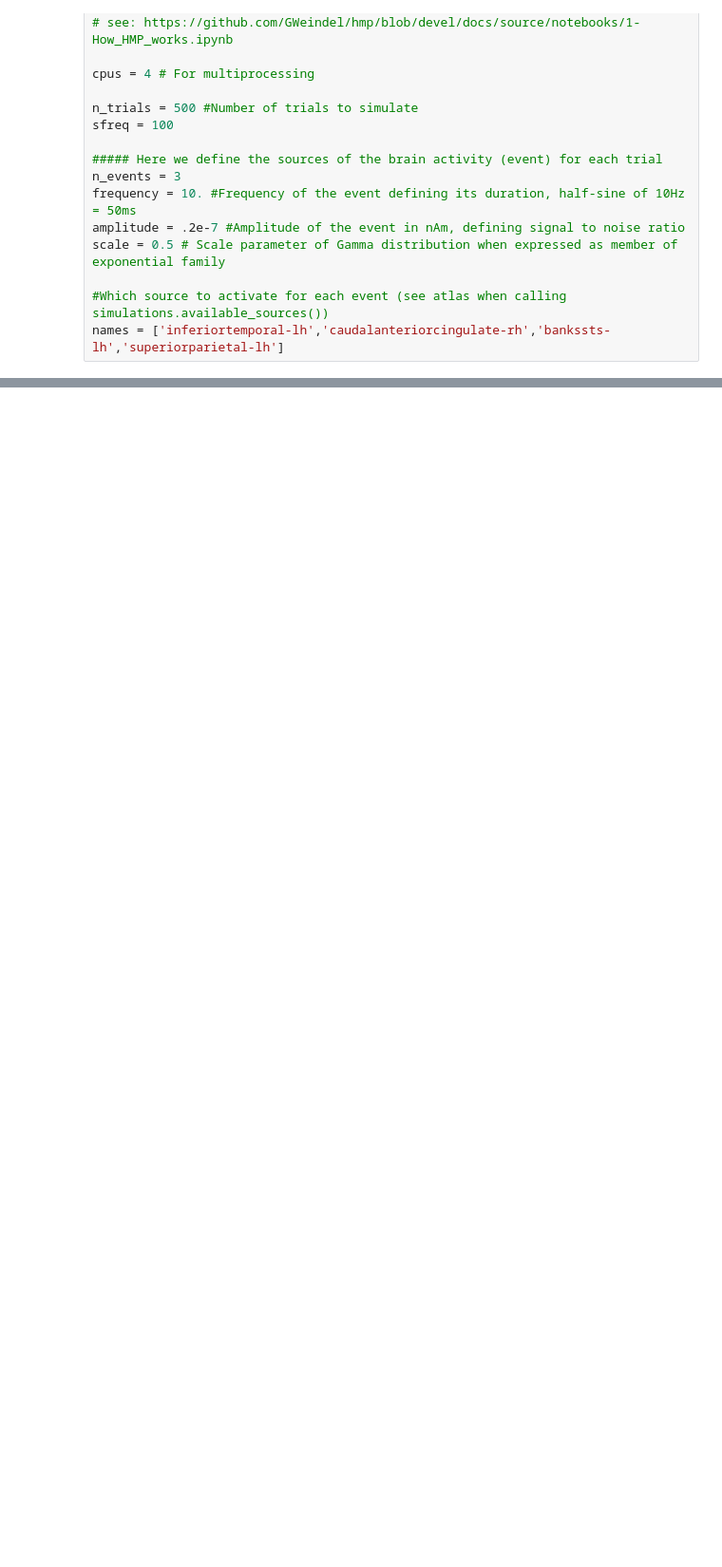
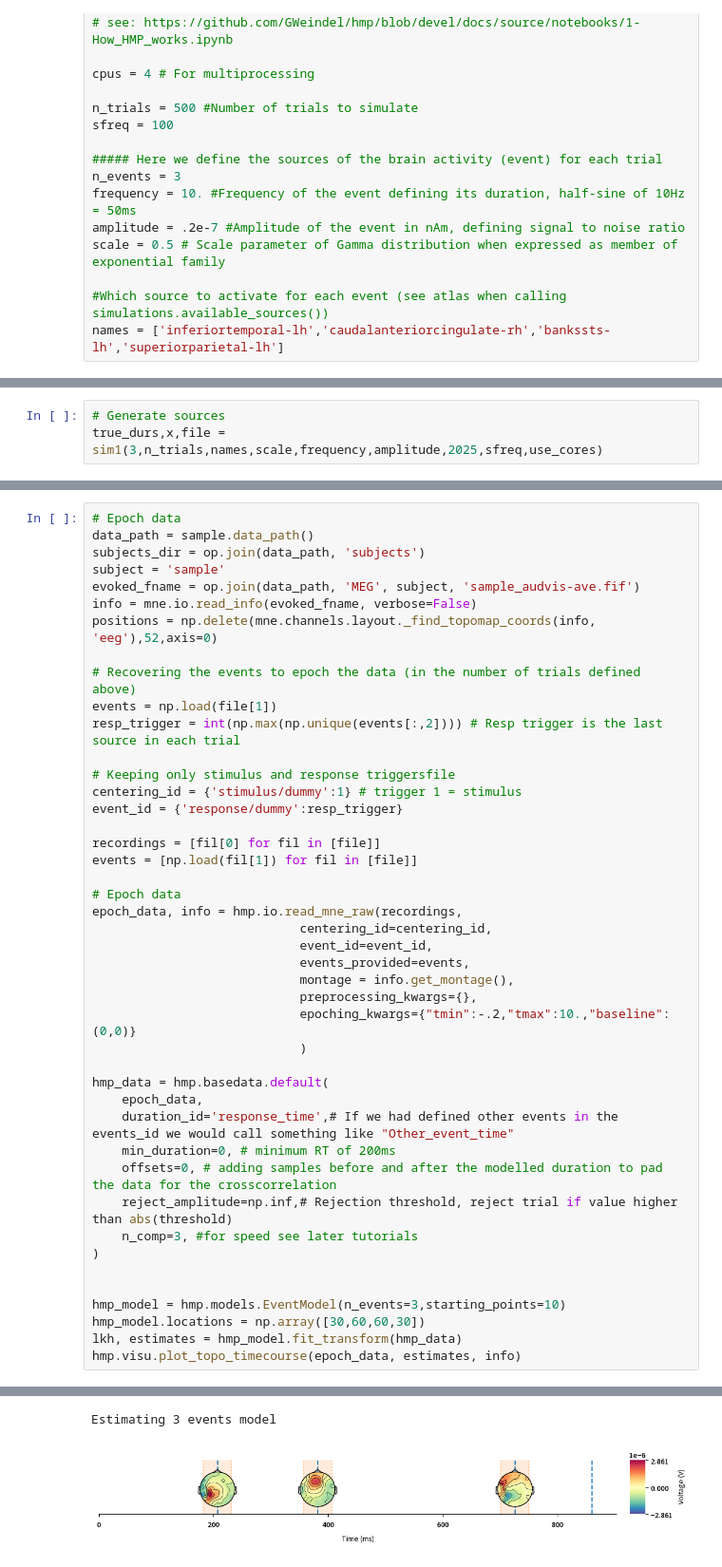
Before and after one commit to JoKra1/SMSM_supplementary, a Jupyter notebook: average_duration_residuals_sim.ipynb, the cells around one changed output, grey strips where cells are left out. Shown at 95% size. Cells and saved outputs as stored; diff of their text form; blank space fills up the shorter version.

```diff
--- a/average_duration_residuals_sim.ipynb
+++ b/average_duration_residuals_sim.ipynb
@@ -133,0 +64,3 @@ hmp_data = transform_data(eeg_data, apply_standard=True,n_comp=3)
+# %%
+# Generate sources
+true_durs,x,file = sim1(3,n_trials,names,scale,frequency,amplitude,2025,sfreq,use_cores)
@@ -133,0 +70,45 @@ hmp_data = transform_data(eeg_data, apply_standard=True,n_comp=3)
+# %%
+# Epoch data
+data_path = sample.data_path()
+subjects_dir = op.join(data_path, 'subjects')
+subject = 'sample'
+evoked_fname = op.join(data_path, 'MEG', subject, 'sample_audvis-ave.fif')
+info = mne.io.read_info(evoked_fname, verbose=False)
+positions = np.delete(mne.channels.layout._find_topomap_coords(info, 'eeg'),52,axis=0)
+
+# Recovering the events to epoch the data (in the number of trials defined above)
+events = np.load(file[1])
+resp_trigger = int(np.max(np.unique(events[:,2]))) # Resp trigger is the last source in each trial
+
+# Keeping only stimulus and response triggersfile
+centering_id = {'stimulus/dummy':1} # trigger 1 = stimulus
+event_id = {'response/dummy':resp_trigger}
+
+recordings = [fil[0] for fil in [file]]
+events = [np.load(fil[1]) for fil in [file]]
+
+# Epoch data
+epoch_data, info = hmp.io.read_mne_raw(recordings,
+                            centering_id=centering_id,
+                            event_id=event_id,
+                            events_provided=events,
+                            montage = info.get_montage(),
+                            preprocessing_kwargs={},
+                            epoching_kwargs={"tmin":-.2,"tmax":10.,"baseline":(0,0)}
+                            )
+
+hmp_data = hmp.basedata.default(
+    epoch_data,
+    duration_id='response_time',# If we had defined other events in the events_id we would call something like "Other_event_time"
+    min_duration=0, # minimum RT of 200ms
+    offsets=0, # adding samples before and after the modelled duration to pad the data for the crosscorrelation
+    reject_amplitude=np.inf,# Rejection threshold, reject trial if value higher than abs(threshold)
+    n_comp=3, #for speed see later tutorials
+)
+
+
+hmp_model = hmp.models.EventModel(n_events=3,starting_points=10)
+hmp_model.locations = np.array([30,60,60,30])
+lkh, estimates = hmp_model.fit_transform(hmp_data)
+hmp.visu.plot_topo_timecourse(epoch_data, estimates, info)
+# %% [output]
@@ -134,3 +135,5 @@ hmp_data = transform_data(eeg_data, apply_standard=True,n_comp=3)
+Estimating 3 events model
+[figure, added]
 # %%
 # Now we get the data into the format required by mssm.
 
```
Also changed, not shown: parts of 31 cells of this notebook, 4 other files.
